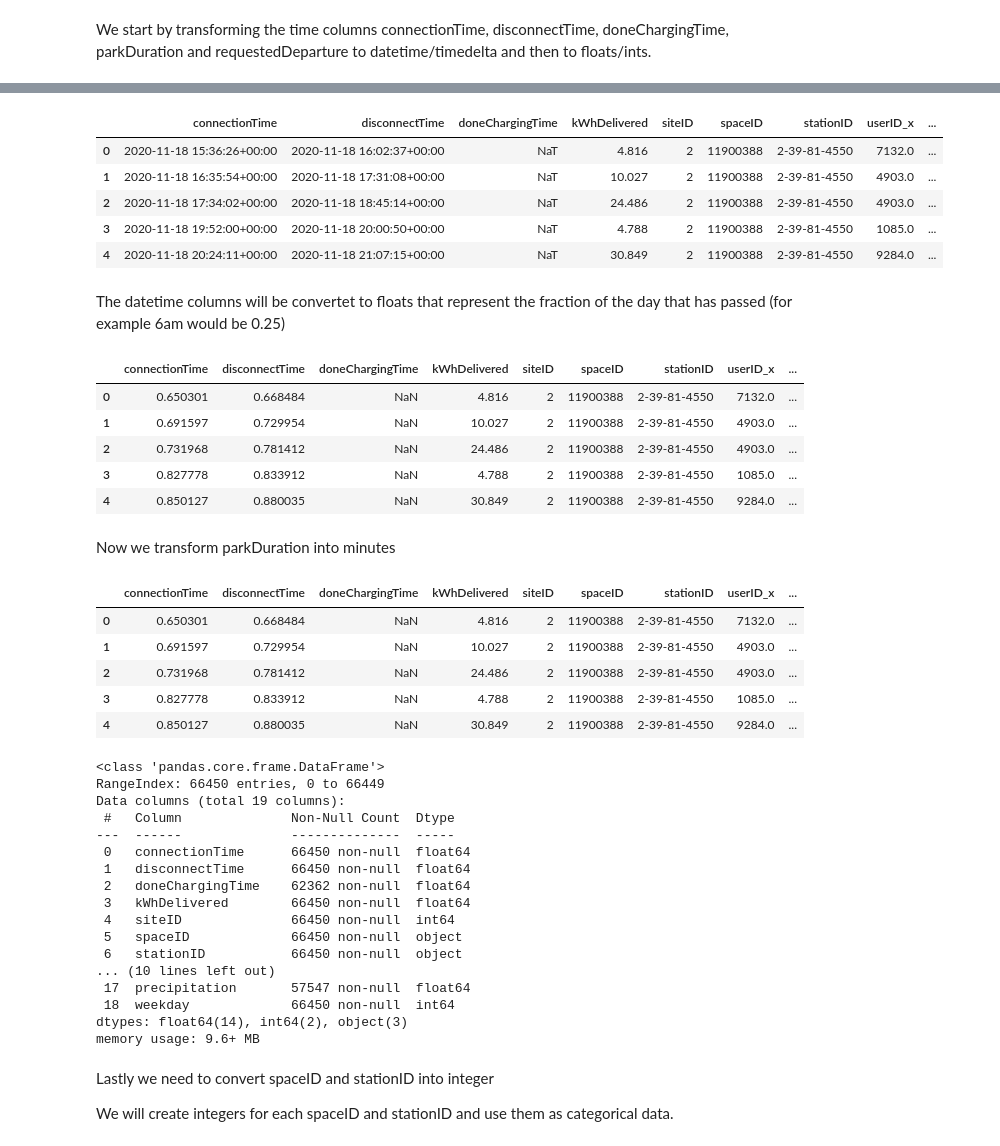
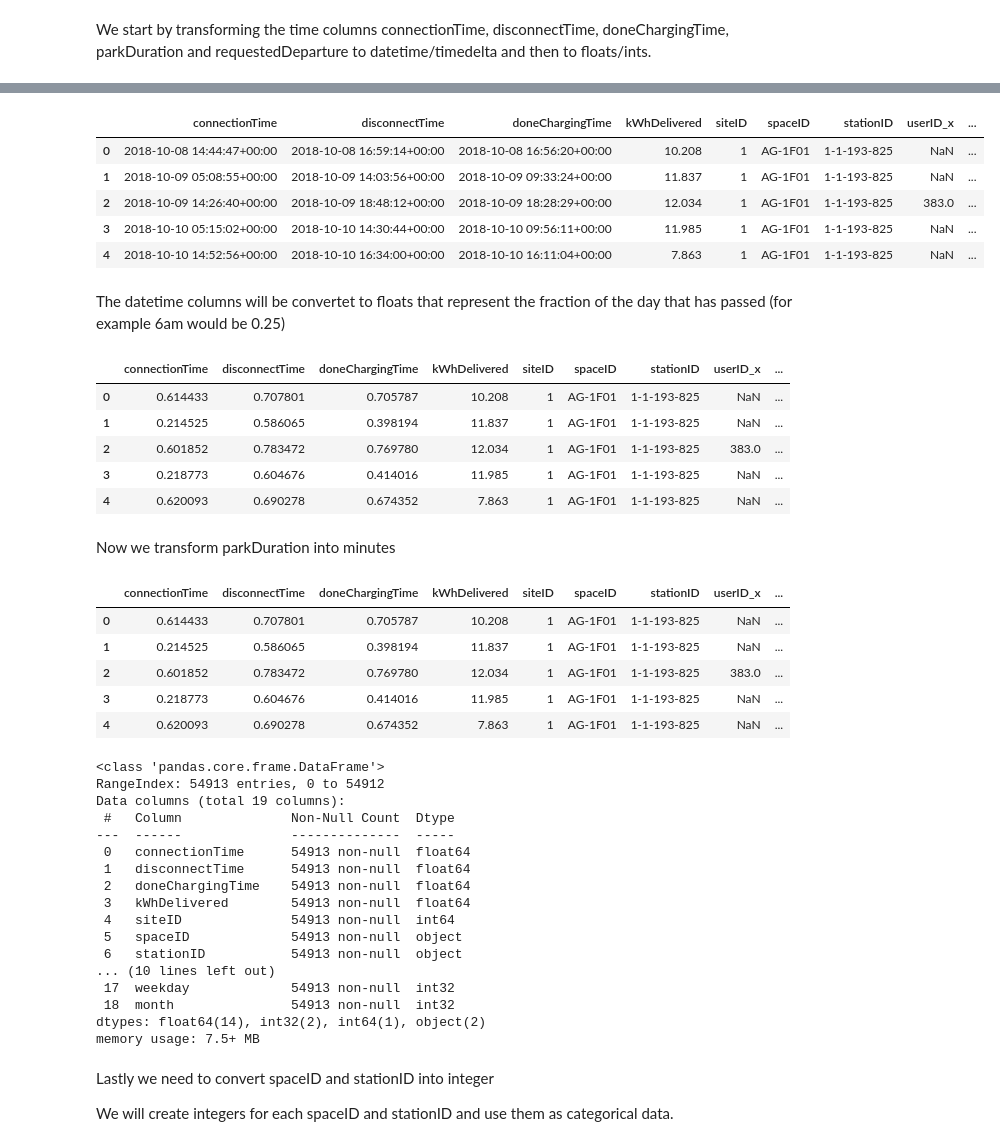
Before and after one commit to Sithkiller3000/AA2024, a Jupyter notebook: neuralnetwork.ipynb, the cells around one changed output, grey strips where cells are left out. Drawn from its saved outputs; the diff is of its cells as text; code cells hidden in the pictures.

```diff
--- a/neuralnetwork.ipynb
+++ b/neuralnetwork.ipynb
@@ -4,7 +4,7 @@ import matplotlib.pyplot as plt
 import pandas as pd
 from datetime import datetime
 # %%
-df = pd.read_csv("cleanData/cleanChargingDataFull.csv")
+df = pd.read_csv("cleanData/cleanChargingDataFewNull.csv")
 df.head()
 # %% [output]
 |  | Unnamed: 0 | id | connectionTime | disconnectTime | doneChargingTime | kWhDelivered | siteID | spaceID | ... |
@@ -50,13 +53,14 @@ We are creating a new  feature called Weekday, where Monday is 0 and Sunday is 6
 # %%
 df["weekday"] = df["connectionTime"].dt.weekday
+df["month"] = df["connectionTime"].dt.month
 df.head()
 # %% [output]
 |  | connectionTime | disconnectTime | doneChargingTime | kWhDelivered | siteID | spaceID | stationID | userID_x | ... |
-| 0 | 2020-11-18 15:36:26+00:00 | 2020-11-18 16:02:37+00:00 | NaT | 4.816 | 2 | 11900388 | 2-39-81-4550 | 7132.0 | ... |
-| 1 | 2020-11-18 16:35:54+00:00 | 2020-11-18 17:31:08+00:00 | NaT | 10.027 | 2 | 11900388 | 2-39-81-4550 | 4903.0 | ... |
-| 2 | 2020-11-18 17:34:02+00:00 | 2020-11-18 18:45:14+00:00 | NaT | 24.486 | 2 | 11900388 | 2-39-81-4550 | 4903.0 | ... |
-| 3 | 2020-11-18 19:52:00+00:00 | 2020-11-18 20:00:50+00:00 | NaT | 4.788 | 2 | 11900388 | 2-39-81-4550 | 1085.0 | ... |
-| 4 | 2020-11-18 20:24:11+00:00 | 2020-11-18 21:07:15+00:00 | NaT | 30.849 | 2 | 11900388 | 2-39-81-4550 | 9284.0 | ... |
+| 0 | 2018-10-08 14:44:47+00:00 | 2018-10-08 16:59:14+00:00 | 2018-10-08 16:56:20+00:00 | 10.208 | 1 | AG-1F01 | 1-1-193-825 | NaN | ... |
+| 1 | 2018-10-09 05:08:55+00:00 | 2018-10-09 14:03:56+00:00 | 2018-10-09 09:33:24+00:00 | 11.837 | 1 | AG-1F01 | 1-1-193-825 | NaN | ... |
+| 2 | 2018-10-09 14:26:40+00:00 | 2018-10-09 18:48:12+00:00 | 2018-10-09 18:28:29+00:00 | 12.034 | 1 | AG-1F01 | 1-1-193-825 | 383.0 | ... |
+| 3 | 2018-10-10 05:15:02+00:00 | 2018-10-10 14:30:44+00:00 | 2018-10-10 09:56:11+00:00 | 11.985 | 1 | AG-1F01 | 1-1-193-825 | NaN | ... |
+| 4 | 2018-10-10 14:52:56+00:00 | 2018-10-10 16:34:00+00:00 | 2018-10-10 16:11:04+00:00 | 7.863 | 1 | AG-1F01 | 1-1-193-825 | NaN | ... |
 # %% [markdown]
 The datetime columns will be convertet to floats that represent the fraction of the day that has passed (for example 6am would be 0.25)
 # %%
@@ -76,11 +80,11 @@ df["requestedDeparture"] = df["requestedDeparture"].apply(lambda x: get_time_day
 df.head()
 # %% [output]
 |  | connectionTime | disconnectTime | doneChargingTime | kWhDelivered | siteID | spaceID | stationID | userID_x | ... |
-| 0 | 0.650301 | 0.668484 | NaN | 4.816 | 2 | 11900388 | 2-39-81-4550 | 7132.0 | ... |
-| 1 | 0.691597 | 0.729954 | NaN | 10.027 | 2 | 11900388 | 2-39-81-4550 | 4903.0 | ... |
-| 2 | 0.731968 | 0.781412 | NaN | 24.486 | 2 | 11900388 | 2-39-81-4550 | 4903.0 | ... |
-| 3 | 0.827778 | 0.833912 | NaN | 4.788 | 2 | 11900388 | 2-39-81-4550 | 1085.0 | ... |
-| 4 | 0.850127 | 0.880035 | NaN | 30.849 | 2 | 11900388 | 2-39-81-4550 | 9284.0 | ... |
+| 0 | 0.614433 | 0.707801 | 0.705787 | 10.208 | 1 | AG-1F01 | 1-1-193-825 | NaN | ... |
+| 1 | 0.214525 | 0.586065 | 0.398194 | 11.837 | 1 | AG-1F01 | 1-1-193-825 | NaN | ... |
+| 2 | 0.601852 | 0.783472 | 0.769780 | 12.034 | 1 | AG-1F01 | 1-1-193-825 | 383.0 | ... |
+| 3 | 0.218773 | 0.604676 | 0.414016 | 11.985 | 1 | AG-1F01 | 1-1-193-825 | NaN | ... |
+| 4 | 0.620093 | 0.690278 | 0.674352 | 7.863 | 1 | AG-1F01 | 1-1-193-825 | NaN | ... |
 # %% [markdown]
 Now we transform parkDuration into minutes
 # %%
@@ -88,31 +92,31 @@ df["parkDuration"] = df["parkDuration"].dt.total_seconds()
 df.head()
 # %% [output]
 |  | connectionTime | disconnectTime | doneChargingTime | kWhDelivered | siteID | spaceID | stationID | userID_x | ... |
-| 0 | 0.650301 | 0.668484 | NaN | 4.816 | 2 | 11900388 | 2-39-81-4550 | 7132.0 | ... |
-| 1 | 0.691597 | 0.729954 | NaN | 10.027 | 2 | 11900388 | 2-39-81-4550 | 4903.0 | ... |
-| 2 | 0.731968 | 0.781412 | NaN | 24.486 | 2 | 11900388 | 2-39-81-4550 | 4903.0 | ... |
-| 3 | 0.827778 | 0.833912 | NaN | 4.788 | 2 | 11900388 | 2-39-81-4550 | 1085.0 | ... |
-| 4 | 0.850127 | 0.880035 | NaN | 30.849 | 2 | 11900388 | 2-39-81-4550 | 9284.0 | ... |
+| 0 | 0.614433 | 0.707801 | 0.705787 | 10.208 | 1 | AG-1F01 | 1-1-193-825 | NaN | ... |
+| 1 | 0.214525 | 0.586065 | 0.398194 | 11.837 | 1 | AG-1F01 | 1-1-193-825 | NaN | ... |
+| 2 | 0.601852 | 0.783472 | 0.769780 | 12.034 | 1 | AG-1F01 | 1-1-193-825 | 383.0 | ... |
+| 3 | 0.218773 | 0.604676 | 0.414016 | 11.985 | 1 | AG-1F01 | 1-1-193-825 | NaN | ... |
+| 4 | 0.620093 | 0.690278 | 0.674352 | 7.863 | 1 | AG-1F01 | 1-1-193-825 | NaN | ... |
 # %%
 df.info()
 # %% [output]
 <class 'pandas.core.frame.DataFrame'>
-RangeIndex: 66450 entries, 0 to 66449
+RangeIndex: 54913 entries, 0 to 54912
 Data columns (total 19 columns):
  #   Column              Non-Null Count  Dtype
 ---  ------              --------------  -----
- 0   connectionTime      66450 non-null  float64
- 1   disconnectTime      66450 non-null  float64
- 2   doneChargingTime    62362 non-null  float64
- 3   kWhDelivered        66450 non-null  float64
- 4   siteID              66450 non-null  int64
- 5   spaceID             66450 non-null  object
- 6   stationID           66450 non-null  object
+ 0   connectionTime      54913 non-null  float64
+ 1   disconnectTime      54913 non-null  float64
+ 2   doneChargingTime    54913 non-null  float64
+ 3   kWhDelivered        54913 non-null  float64
+ 4   siteID              54913 non-null  int64
+ 5   spaceID             54913 non-null  object
+ 6   stationID           54913 non-null  object
 ... (10 lines left out)
- 17  precipitation       57547 non-null  float64
- 18  weekday             66450 non-null  int64
-dtypes: float64(14), int64(2), object(3)
-memory usage: 9.6+ MB
+ 17  weekday             54913 non-null  int32
+ 18  month               54913 non-null  int32
+dtypes: float64(14), int32(2), int64(1), object(2)
+memory usage: 7.5+ MB
 # %% [markdown]
 Lastly we need to convert spaceID and stationID into integer
 
```
Also changed, not shown: parts of 8 cells of this notebook, 2 other files.
